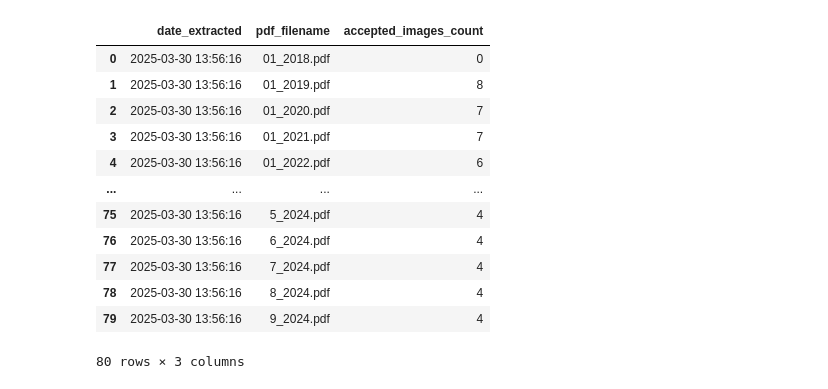
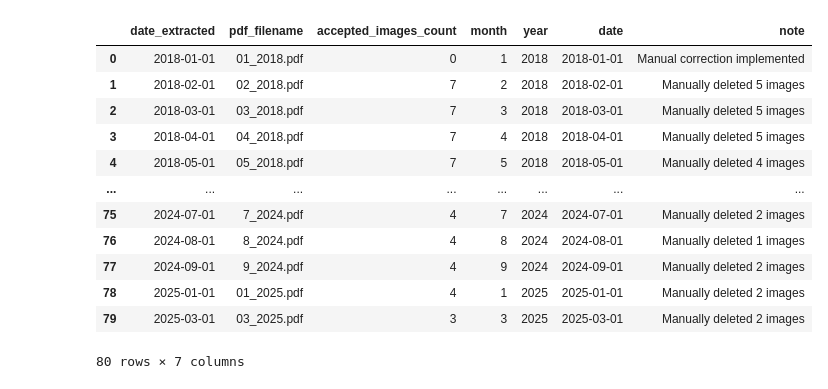
Before and after one commit to WilliamClintC/Scraping-Task, a Jupyter notebook: 8.ipynb, the cells around one changed output. Cells and saved outputs as stored; diff of their text form; code cells hidden in the pictures.

```diff
--- a/8.ipynb
+++ b/8.ipynb
@@ -1,23 +1,23 @@
 # %%
 import pandas as pd
 
 # Load the CSV file
-file_path = r"C:\Users\clint\Desktop\Scraping Task\pdf_image_data.csv"
-data = pd.read_csv(file_path)
+file_path = r"C:\Users\clint\Desktop\Scraping Task\df_7.csv"
+df = pd.read_csv(file_path)
 
 # Display the first few rows of the dataframe
-data
+df
 # %% [output]
-|  | date_extracted | pdf_filename | accepted_images_count |
-| 0 | 2025-03-30 13:56:16 | 01_2018.pdf | 0 |
-| 1 | 2025-03-30 13:56:16 | 01_2019.pdf | 8 |
-| 2 | 2025-03-30 13:56:16 | 01_2020.pdf | 7 |
-| 3 | 2025-03-30 13:56:16 | 01_2021.pdf | 7 |
-| 4 | 2025-03-30 13:56:16 | 01_2022.pdf | 6 |
-| ... | ... | ... | ... |
-| 75 | 2025-03-30 13:56:16 | 5_2024.pdf | 4 |
-| 76 | 2025-03-30 13:56:16 | 6_2024.pdf | 4 |
-| 77 | 2025-03-30 13:56:16 | 7_2024.pdf | 4 |
-| 78 | 2025-03-30 13:56:16 | 8_2024.pdf | 4 |
-| 79 | 2025-03-30 13:56:16 | 9_2024.pdf | 4 |
+|  | date_extracted | pdf_filename | accepted_images_count | month | year | date | note |
+| 0 | 2018-01-01 | 01_2018.pdf | 0 | 1 | 2018 | 2018-01-01 | Manual correction implemented |
+| 1 | 2018-02-01 | 02_2018.pdf | 7 | 2 | 2018 | 2018-02-01 | Manually deleted 5 images |
+| 2 | 2018-03-01 | 03_2018.pdf | 7 | 3 | 2018 | 2018-03-01 | Manually deleted 5 images |
+| 3 | 2018-04-01 | 04_2018.pdf | 7 | 4 | 2018 | 2018-04-01 | Manually deleted 5 images |
+| 4 | 2018-05-01 | 05_2018.pdf | 7 | 5 | 2018 | 2018-05-01 | Manually deleted 4 images |
+| ... | ... | ... | ... | ... | ... | ... | ... |
+| 75 | 2024-07-01 | 7_2024.pdf | 4 | 7 | 2024 | 2024-07-01 | Manually deleted 2 images |
+| 76 | 2024-08-01 | 8_2024.pdf | 4 | 8 | 2024 | 2024-08-01 | Manually deleted 1 images |
+| 77 | 2024-09-01 | 9_2024.pdf | 4 | 9 | 2024 | 2024-09-01 | Manually deleted 2 images |
+| 78 | 2025-01-01 | 01_2025.pdf | 4 | 1 | 2025 | 2025-01-01 | Manually deleted 2 images |
+| 79 | 2025-03-01 | 03_2025.pdf | 3 | 3 | 2025 | 2025-03-01 | Manually deleted 2 images |
-80 rows × 3 columns
+80 rows × 7 columns
```
Also changed, not shown: parts of 12 cells of this notebook, 2 other files.
